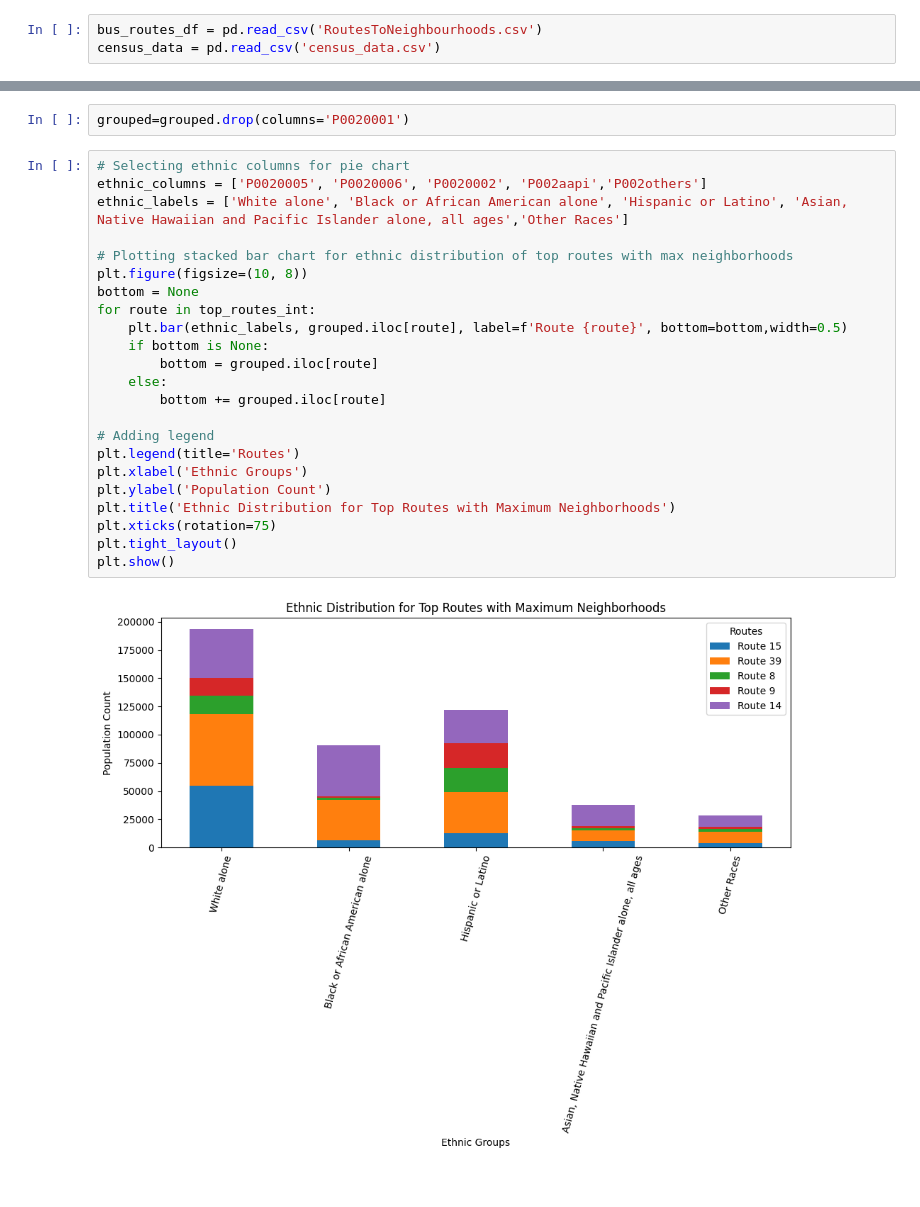
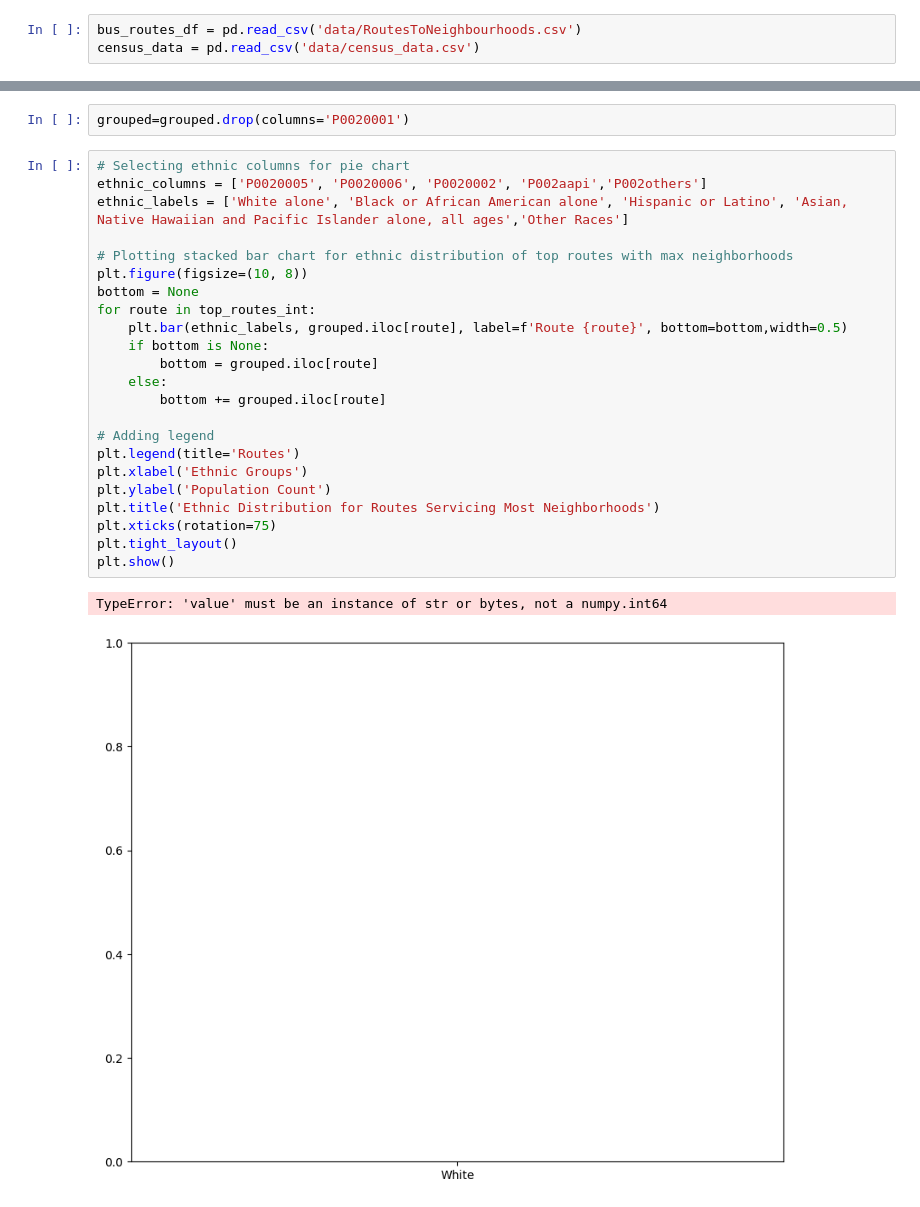
Before and after one commit to BU-Spark/ds-boston-transit-performance, a Jupyter notebook: fa23-team-c/BaseQuestion3_Visualizations.ipynb, the cells around one changed output, grey strips where cells are left out. Cells and saved outputs as stored; diff of their text form.

```diff
--- a/fa23-team-c/BaseQuestion3_Visualizations.ipynb
+++ b/fa23-team-c/BaseQuestion3_Visualizations.ipynb
@@ -4,8 +4,8 @@ import numpy as np
 import matplotlib.pyplot as plt
 import seaborn as sns
 # %%
-bus_routes_df = pd.read_csv('RoutesToNeighbourhoods.csv')
-census_data = pd.read_csv('census_data.csv')
+bus_routes_df = pd.read_csv('data/RoutesToNeighbourhoods.csv')
+census_data = pd.read_csv('data/census_data.csv')
 # %%
 bus_routes_df=bus_routes_df.drop(columns="Unnamed: 0")
 # %%
@@ -226,25 +236,26 @@ grouped=grouped.drop(columns='P0020001')
 # %%
 # Selecting ethnic columns for pie chart
 ethnic_columns = ['P0020005', 'P0020006', 'P0020002', 'P002aapi','P002others']
 ethnic_labels = ['White alone', 'Black or African American alone', 'Hispanic or Latino', 'Asian, Native Hawaiian and Pacific Islander alone, all ages','Other Races']
 
 # Plotting stacked bar chart for ethnic distribution of top routes with max neighborhoods
 plt.figure(figsize=(10, 8))
 bottom = None
 for route in top_routes_int:
     plt.bar(ethnic_labels, grouped.iloc[route], label=f'Route {route}', bottom=bottom,width=0.5)
     if bottom is None:
         bottom = grouped.iloc[route]
     else:
         bottom += grouped.iloc[route]
 
 # Adding legend
 plt.legend(title='Routes')
 plt.xlabel('Ethnic Groups')
 plt.ylabel('Population Count')
-plt.title('Ethnic Distribution for Top Routes with Maximum Neighborhoods')
+plt.title('Ethnic Distribution for Routes Servicing Most Neighborhoods')
 plt.xticks(rotation=75)
 plt.tight_layout()
 plt.show()
 # %% [output]
+TypeError: 'value' must be an instance of str or bytes, not a numpy.int64
-[figure, old version]
+[figure, new version]
```
Also changed, not shown: parts of 5 cells of this notebook, 3 other files.
